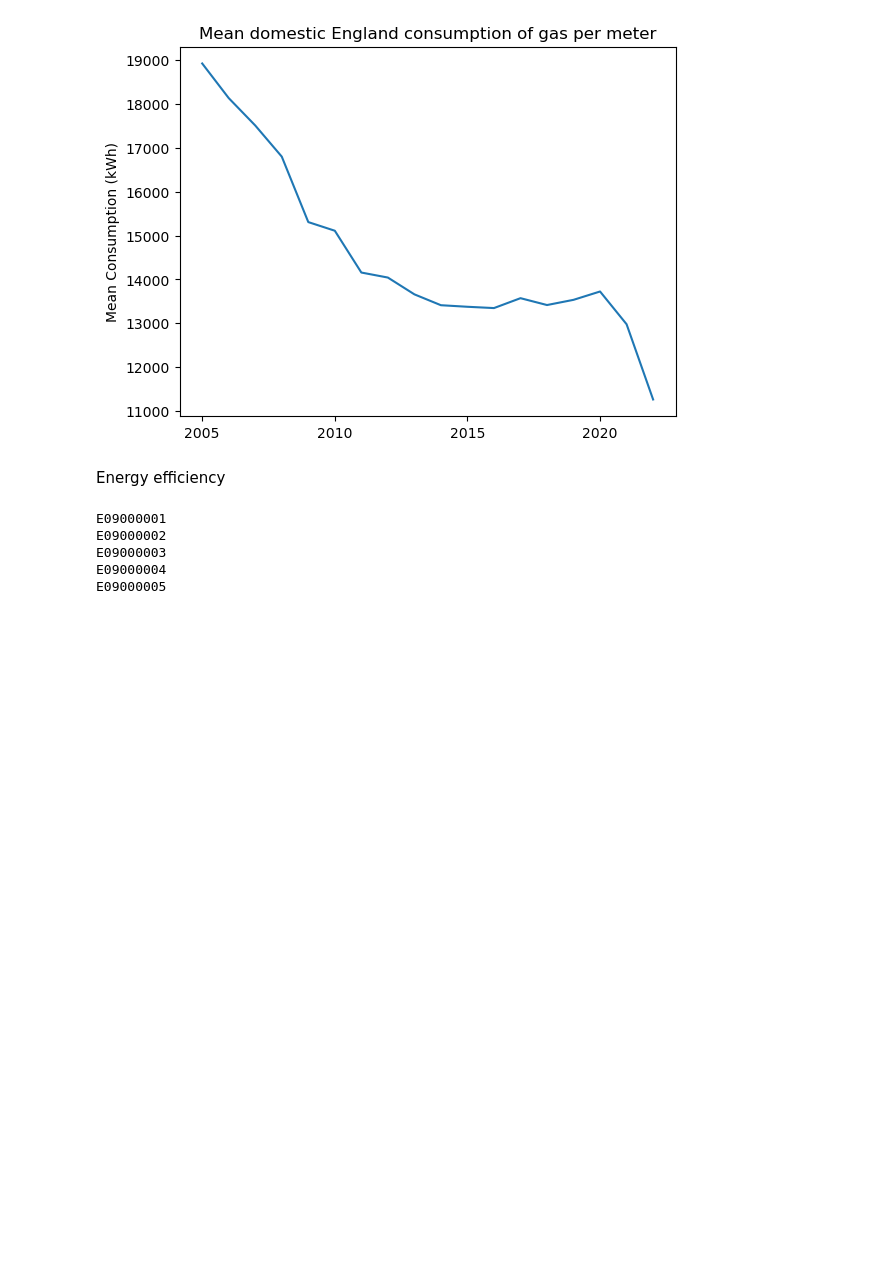
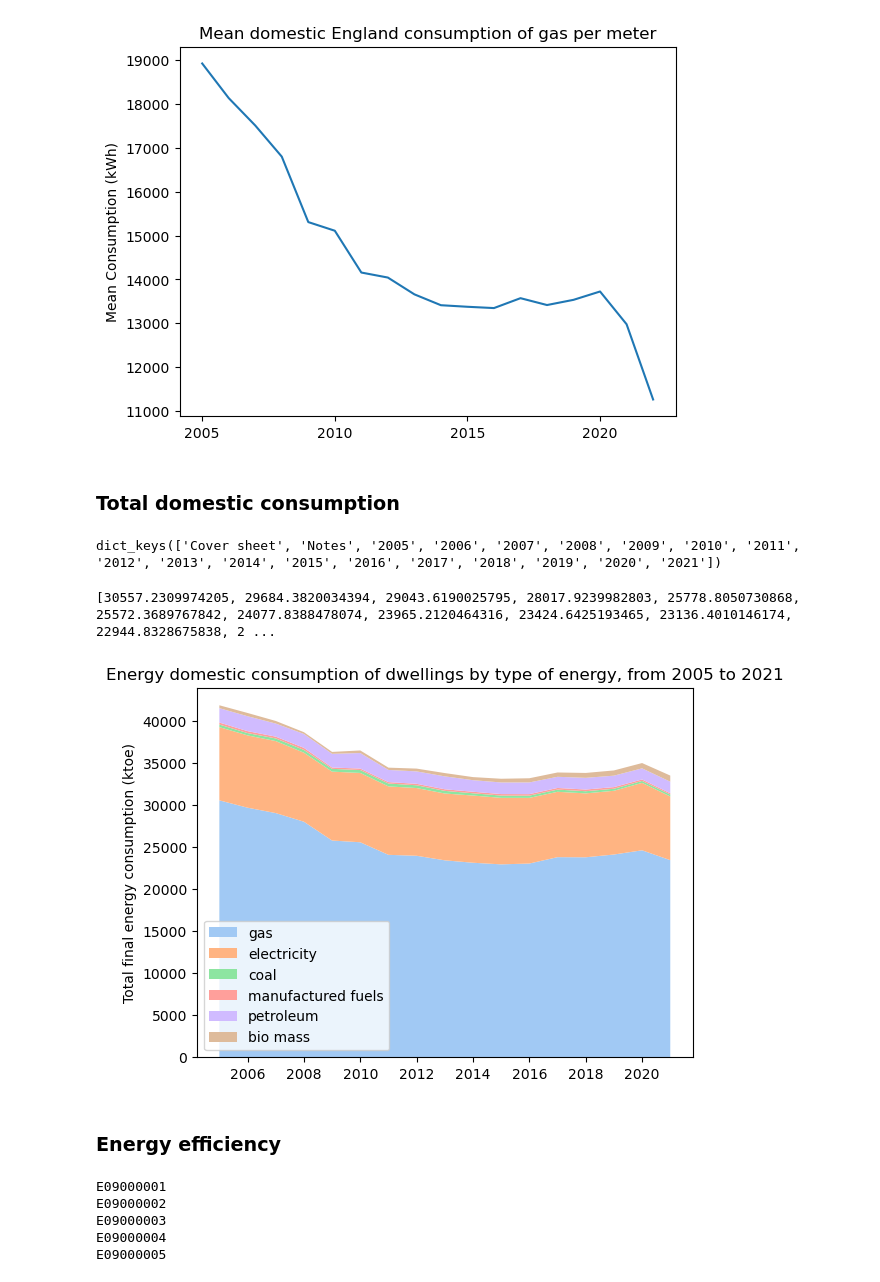
Before and after one commit to tiffanyth/MFA-dwelling, a Jupyter notebook: Energy_analysis.ipynb, the cells around one changed output. Saved outputs shown, nothing was run; the diff lists cells and outputs as text; code cells hidden in the pictures; blank space fills up the shorter version.

```diff
--- a/Energy_analysis.ipynb
+++ b/Energy_analysis.ipynb
@@ -143,8 +125,56 @@ plt.ylabel('Mean Consumption (kWh)')
 plt.show()
 # %% [output]
 [figure]
-# %% [markdown]
-Energy efficiency
+# %% [markdown]
+### Total domestic consumption
+# %%
+total_file_path = 'Data/GOV UK/Subnational_total_final_consumption_2005_2021.xlsx'
+excel_Data = pd.read_excel(total_file_path, None)  # None to load all sheets
+
+# Let's see what sheets are available
+excel_Data.keys()
+# %% [output]
+dict_keys(['Cover sheet', 'Notes', '2005', '2006', '2007', '2008', '2009', '2010', '2011', '2012', '2013', '2014', '2015', '2016', '2017', '2018', '2019', '2020', '2021'])
+# %%
+
+gas = []
+electricity=[]
+coal=[]
+total=[]
+manufactured_fuels=[]
+petroleum=[]
+bio=[]
+
+for year in range(2005, 2022):
+    df_year = pd.read_excel(total_file_path, sheet_name=str(year),skiprows=5)
+    gas.append(df_year[df_year[df_year.columns[1]]=='England']['Gas:\nDomestic'].loc[4])
+    electricity.append(df_year[df_year[df_year.columns[1]]=='England']['Electricity:\nDomestic'].loc[4])
+    coal.append(df_year[df_year[df_year.columns[1]]=='England']['Coal:\nDomestic'].loc[4])
+    manufactured_fuels.append(df_year[df_year[df_year.columns[1]]=='England']['Manufactured\nfuels:\nDomestic\n[note 3]'].loc[4])
+    petroleum.append(df_year[df_year[df_year.columns[1]]=='England']['Petroleum:\nDomestic'].loc[4])
+    bio.append(df_year[df_year[df_year.columns[1]]=='England']['Bioenergy \nand wastes:\nDomestic\n'].loc[4])
+
+
+energies_types=['gas','electricity','coal','manufactured fuels','petroleum','bio mass']
+
+print(gas)
+energies=[gas,electricity,coal,manufactured_fuels,petroleum,bio]
+
+
+colors = sns.color_palette('pastel')[0:7]
+
+#plt.figure(figsize=(16,8))
+plt.stackplot([i for i in range(2005,2022)],energies, labels=energies_types, colors=colors)
+plt.legend(loc='lower left')
+plt.title('Energy domestic consumption of dwellings by type of energy, from 2005 to 2021')
+plt.savefig("Output/energy-consumption-2005-2021.png",dpi=300,bbox_inches='tight')
+plt.ylabel('Total final energy consumption (ktoe)')
+plt.show()
+# %% [output]
+[30557.2309974205, 29684.3820034394, 29043.6190025795, 28017.9239982803, 25778.8050730868, 25572.3689767842, 24077.8388478074, 23965.2120464316, 23424.6425193465, 23136.4010146174, 22944.8328675838, 2 ...
+[figure, added]
+# %% [markdown]
+### Energy efficiency
 # %%
 eng_eff_path = 'Eng-energy-efficiency-score.xlsx'
 eng_eff=pd.read_excel(eng_eff_path,skiprows=6)
```
Also changed, not shown: parts of 9 cells of this notebook, 2 other files.
